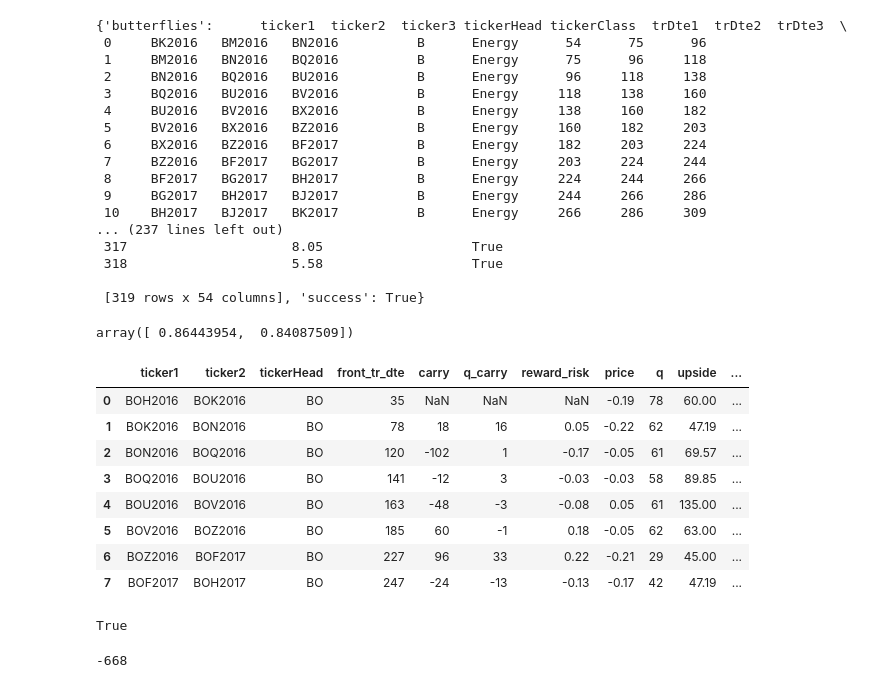
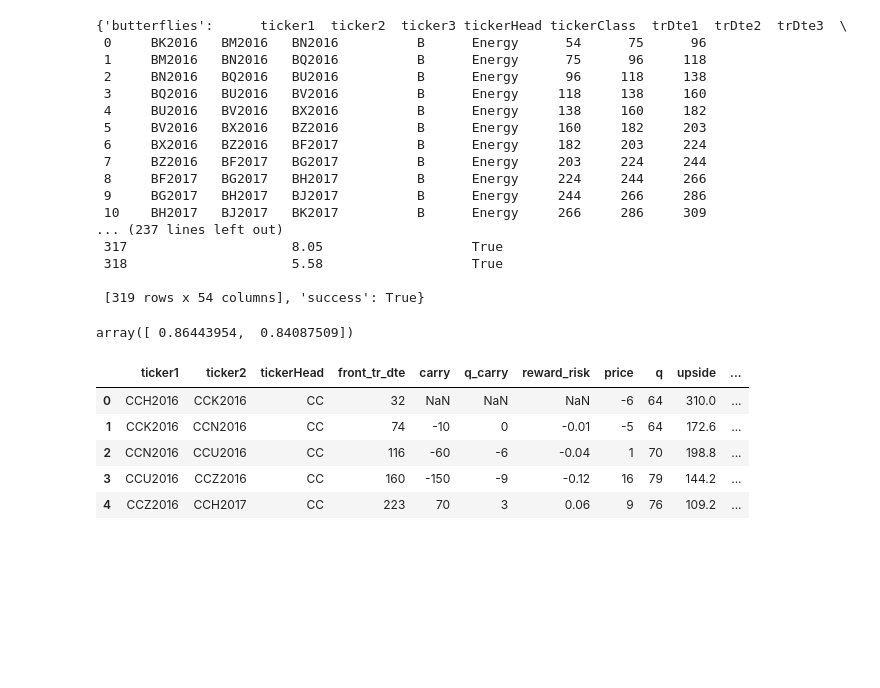
Before and after one commit to d0p34m1n3/repo_barbarossa, a Jupyter notebook: PycharmProjects/quandl/Untitled.ipynb, the cells around one changed output. Cells and saved outputs as stored; diff of their text form; code cells hidden in the pictures; blank space fills up the shorter version.

```diff
--- a/PycharmProjects/quandl/Untitled.ipynb
+++ b/PycharmProjects/quandl/Untitled.ipynb
@@ -43,38 +43,3 @@ favorable_quantile_move_list=[5,10,15,20,25]
 stats.get_number_from_quantile(y=price_ratio,quantile_list=[89,10])
 # %% [output]
 array([ 0.86443954,  0.84087509])
-# %%
-import opportunity_constructs.spread_carry as sc
-spread_carry_output = sc.generate_spread_carry_sheet_4date(report_date=20160122)
-spread_report = spread_carry_output['spread_report']
-ticker_head_list = list(spread_report['tickerHead'].unique())
-# SB might be a good buy but cannot trade on 6
-# KC on 7 might be a good trade
-# work on 1 lot LN Z-G on 8
-# CT might be a good buy on 9
-# adjust yor 2 C buy order if you get exexuted in S
-
-spread_report[spread_report['tickerHead']=='BO']
-# %% [output]
-|  | ticker1 | ticker2 | tickerHead | front_tr_dte | carry | q_carry | reward_risk | price | q | upside | ... |
-| 0 | BOH2016 | BOK2016 | BO | 35 | NaN | NaN | NaN | -0.19 | 78 | 60.00 | ... |
-| 1 | BOK2016 | BON2016 | BO | 78 | 18 | 16 | 0.05 | -0.22 | 62 | 47.19 | ... |
-| 2 | BON2016 | BOQ2016 | BO | 120 | -102 | 1 | -0.17 | -0.05 | 61 | 69.57 | ... |
-| 3 | BOQ2016 | BOU2016 | BO | 141 | -12 | 3 | -0.03 | -0.03 | 58 | 89.85 | ... |
-| 4 | BOU2016 | BOV2016 | BO | 163 | -48 | -3 | -0.08 | 0.05 | 61 | 135.00 | ... |
-| 5 | BOV2016 | BOZ2016 | BO | 185 | 60 | -1 | 0.18 | -0.05 | 62 | 63.00 | ... |
-| 6 | BOZ2016 | BOF2017 | BO | 227 | 96 | 33 | 0.22 | -0.21 | 29 | 45.00 | ... |
-| 7 | BOF2017 | BOH2017 | BO | 247 | -24 | -13 | -0.13 | -0.17 | 42 | 47.19 | ... |
-# %%
-import ta.strategy as ts
-import ta.pnl as tapnl
-net_position = ts.get_net_position_4strategy_alias(alias='HON2016Q2016Q2016U2016')
-print(net_position.empty)
-
-wuhu = tapnl.get_strategy_pnl(alias='HON2016Q2016Q2016U2016')
-total_pnl = wuhu['total_pnl']
-
-total_pnl
-# %% [output]
-True
--668
@@ -89,0 +46,17 @@ tpd.prepare_curve_pca()
+# %%
+import opportunity_constructs.spread_carry as sc
+
+#spread_carry_output = sc.generate_spread_carry_sheet_4date(report_date=20160128)
+#spread_report = spread_carry_output['spread_report']
+#ticker_head_list = list(spread_report['tickerHead'].unique())
+# Compare BO and S sizing
+
+spread_report[spread_report['tickerHead']==ticker_head_list[19]]
+#spread_report[spread_report['tickerHead']=='NG']
+# %% [output]
+|  | ticker1 | ticker2 | tickerHead | front_tr_dte | carry | q_carry | reward_risk | price | q | upside | ... |
+| 0 | CCH2016 | CCK2016 | CC | 32 | NaN | NaN | NaN | -6 | 64 | 310.0 | ... |
+| 1 | CCK2016 | CCN2016 | CC | 74 | -10 | 0 | -0.01 | -5 | 64 | 172.6 | ... |
+| 2 | CCN2016 | CCU2016 | CC | 116 | -60 | -6 | -0.04 | 1 | 70 | 198.8 | ... |
+| 3 | CCU2016 | CCZ2016 | CC | 160 | -150 | -9 | -0.12 | 16 | 79 | 144.2 | ... |
+| 4 | CCZ2016 | CCH2017 | CC | 223 | 70 | 3 | 0.06 | 9 | 76 | 109.2 | ... |
```
Also changed, not shown: parts of 26 cells of this notebook, 23 other files.
